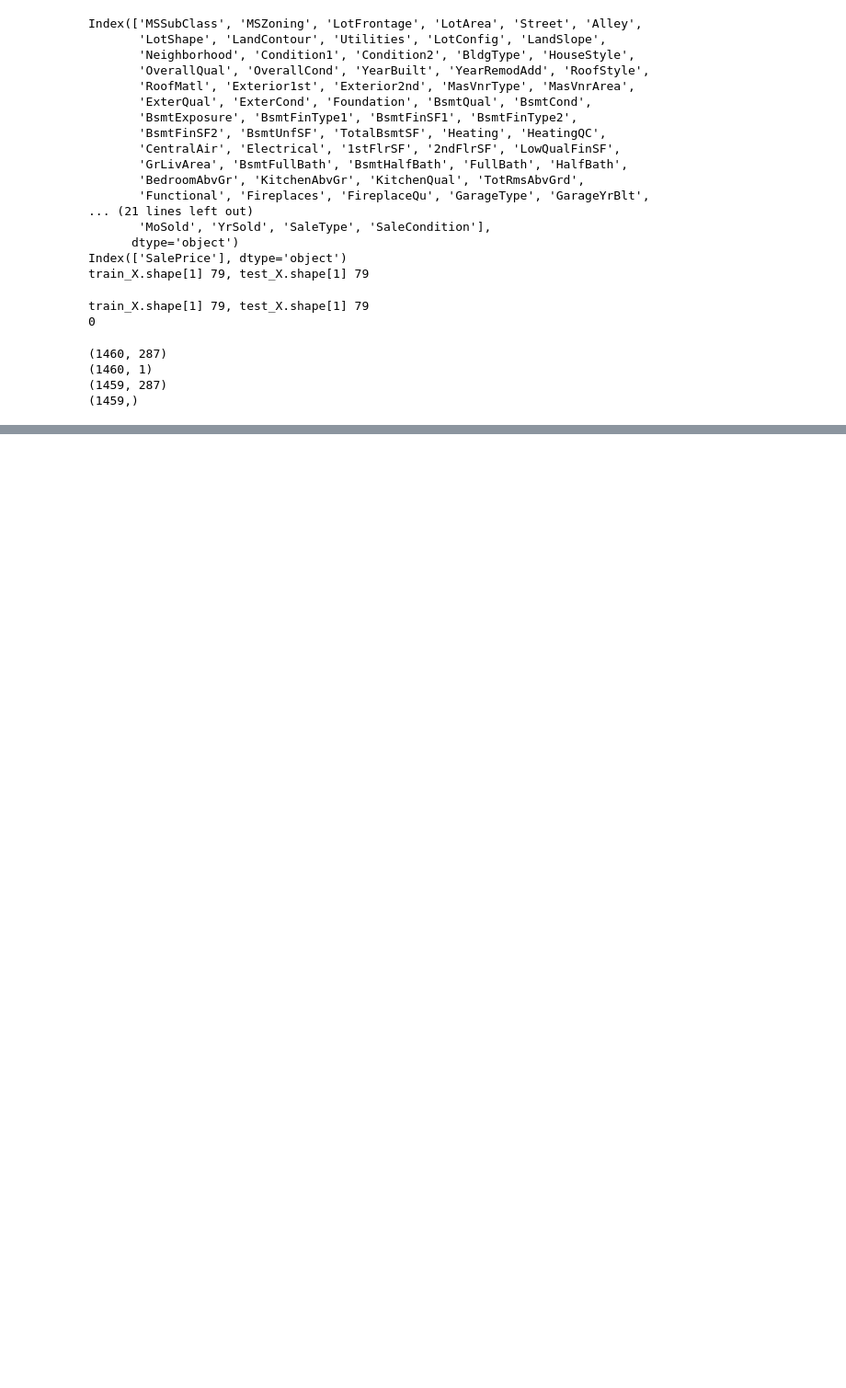
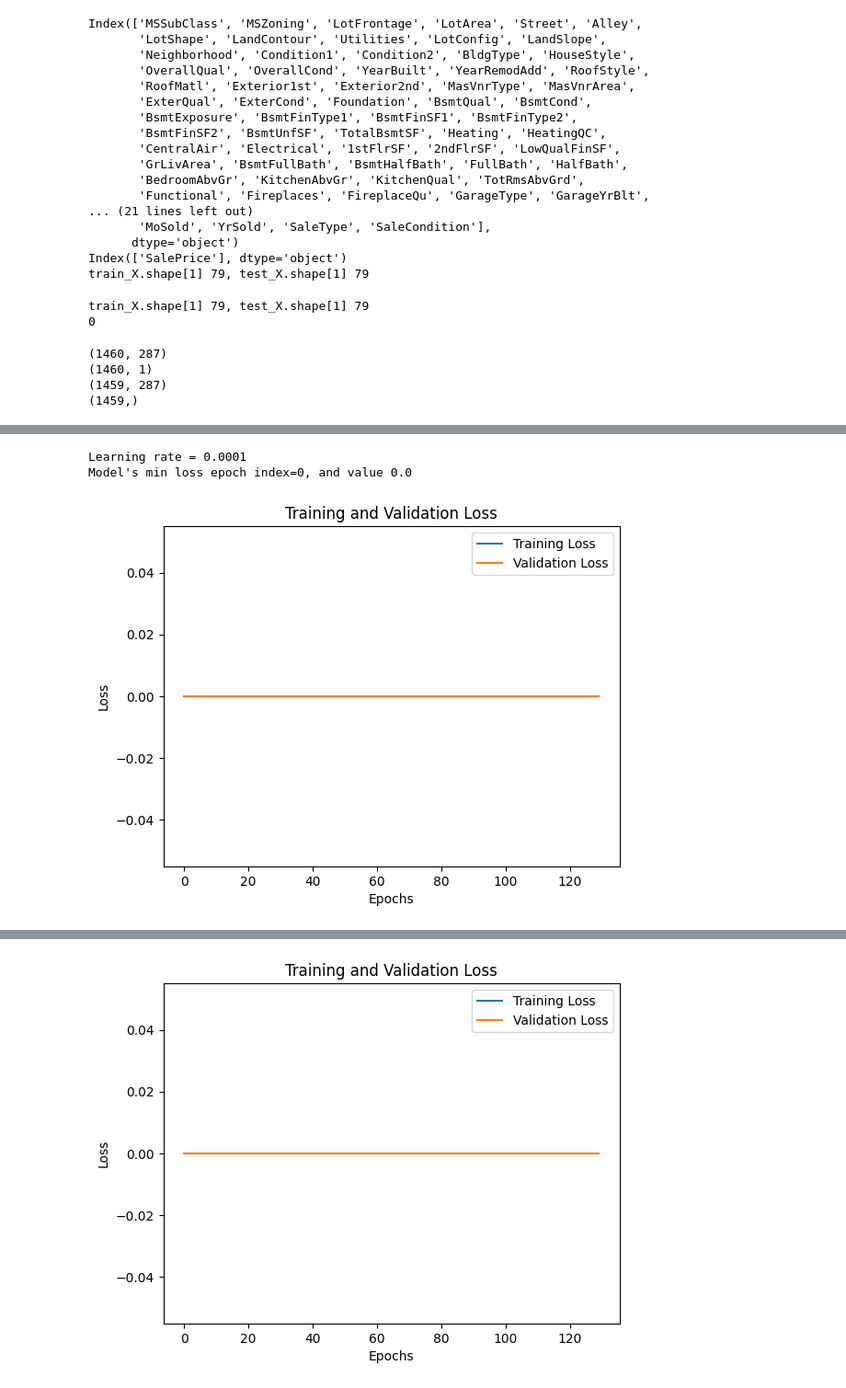
Before and after one commit to noelmrowiec/CS441, a Jupyter notebook: final_project/final_project.ipynb, the cells around one changed output, grey strips where cells are left out. Shown at 92% size. Drawn from its saved outputs; the diff is of its cells as text; code cells hidden in the pictures; blank space fills up the shorter version.

```diff
--- a/final_project/final_project.ipynb
+++ b/final_project/final_project.ipynb
@@ -171,0 +219,2 @@ K=128, KNN: 50038.65996064854
+# %%
+device = 'cpu'
@@ -171,0 +322,53 @@ K=128, KNN: 50038.65996064854
+# %%
+from torch import nn
+import torch
+#4 Strech goals
+# 4.a Improve MNIST Classification Performance using MLPs
+# TO DO (retrain if needed, and evaluate model on train, val, and test sets)
+epochs = 130
+
+#testset = torch.utils.data.TensorDataset(torch.Tensor(x_test), torch.Tensor(np.eye(10)[y_test]))
+#test_loader = torch.utils.data.DataLoader(testset, batch_size=batch_size, shuffle=True, num_workers=1)
+batch_size = 256
+input_size = 784
+hidden_size = 512
+output_size = 10
+
+
+X=torch.tensor(train_X.to_numpy(), dtype=torch.float32)
+Y=torch.tensor(train_Y.to_numpy(), dtype=torch.float32).reshape(-1,1)
+#trainset = torch.utils.data.TensorDataset(torch.Tensor(x_train).to(device), torch.Tensor(np.eye(10)[y_train]).to(device))
+# train_set = torch.utils.data.TensorDataset(torch.Tensor(train_X.to_numpy()), torch.Tensor(np.eye(train_Y.shape[0])[train_Y.to_numpy()]))
+#train_loader = torch.utils.data.DataLoader(trainset, batch_size=batch_size, shuffle=True, num_workers=1, pin_memory=True)
+train_loader = torch.utils.data.DataLoader(list(zip(X,Y)), batch_size=batch_size, shuffle=True, num_workers=1)
+
+Xt=torch.tensor(test_X.to_numpy(), dtype=torch.float32)
+Yt=torch.tensor(test_Y.to_numpy(), dtype=torch.float32).reshape(-1,1)
+# test_set = torch.utils.data.TensorDataset(torch.Tensor(test_X.to_numpy()), torch.Tensor(np.eye(train_Y.shape[0])[test_Y.to_numpy()]))
+test_loader = torch.utils.data.DataLoader(list(zip(Xt,Yt)), batch_size=2*batch_size, shuffle=True, num_workers=1)
+
+
+# Instantiate the model
+mlp_3lay= nn.Sequential(
+    nn.Linear(train_X.shape[1], 256),
+    nn.ReLU(),
+    nn.Linear(256, 128),
+    nn.ReLU(),
+    nn.Linear(128, 64),
+    nn.ReLU(),
+    nn.Linear(64, 1),
+    nn.Sigmoid()
+)
+
+learing_rate = [0.0001, 0.001]
+for lr in learing_rate:
+    mlp = train_MLP_mnist_part4(mlp_3lay, train_loader, test_loader, lr=lr, num_epochs=epochs)
+
+    train_loss, train_err = evaluate_MLP(mlp_3lay, train_loader)
+    test_loss, test_err = evaluate_MLP(mlp_3lay, test_loader)
+    print(f"train loss: {train_loss}, train error: {train_err}")
+    print(f"test loss: {test_loss}, test error: {test_err}")
+# %% [output]
+Learning rate = 0.0001
+Model's min loss epoch index=0, and value 0.0
+[figure, added]
@@ -171,0 +379 @@ K=128, KNN: 50038.65996064854
+[figure, added]
```
Also changed, not shown: parts of 6 cells of this notebook.
